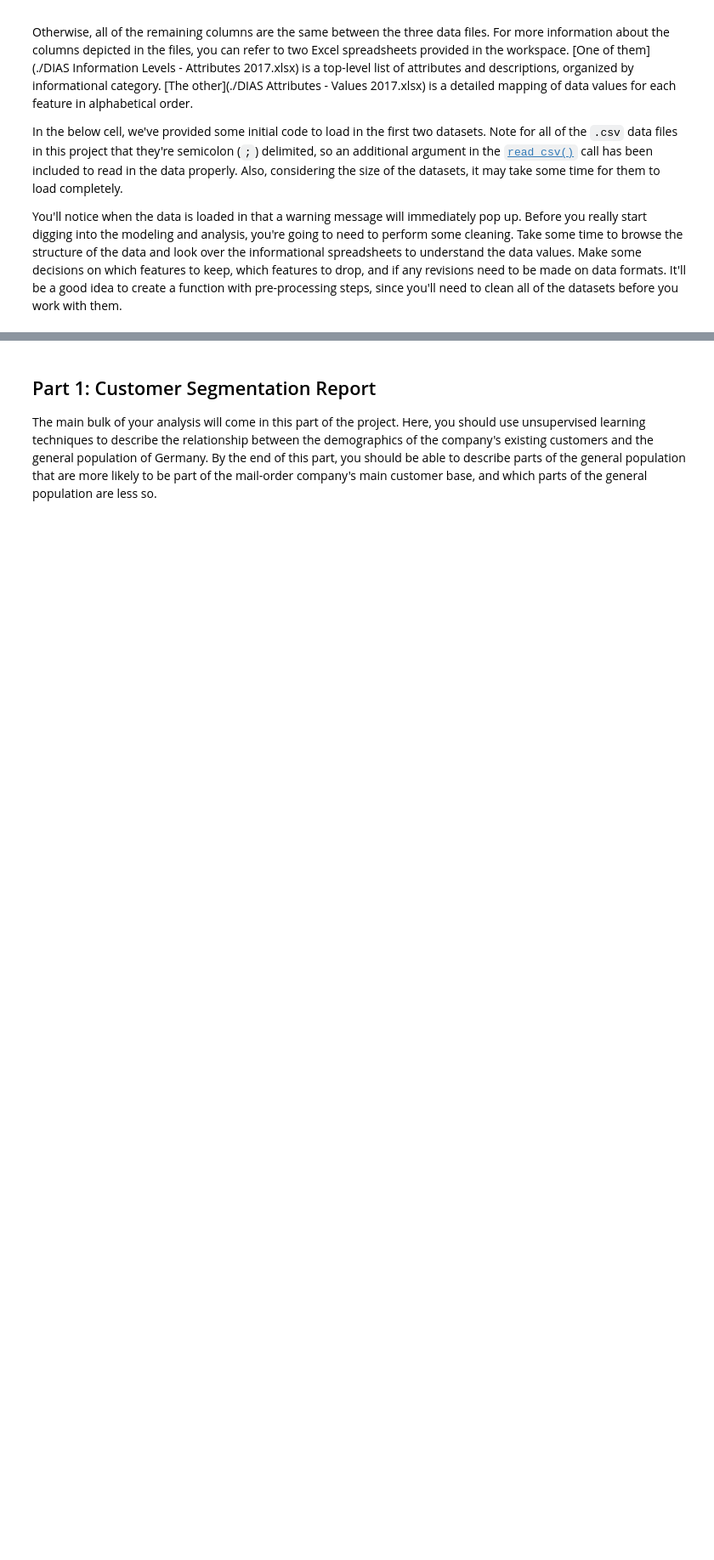
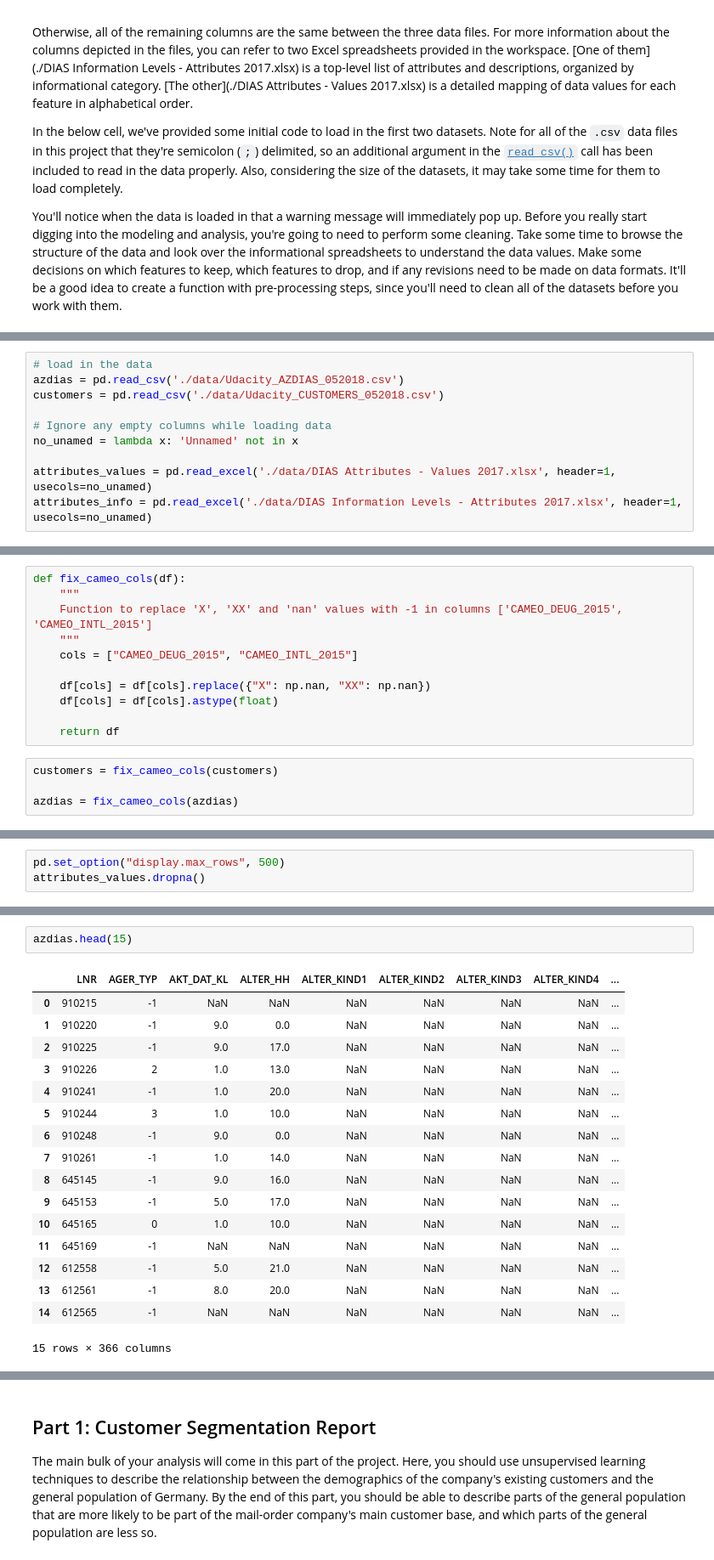
Before and after one commit to pranaymodukuru/Bertelsmann-Arvato-customer-segmentation, a Jupyter notebook: Arvato Project Workbook.ipynb, the cells around one changed output, grey strips where cells are left out. Shown: that part at 85% size. Drawn from its saved outputs; the diff is of its cells as text; blank space fills up the shorter version.

Commit message:
Data analysis commit 1

```diff
--- a/Arvato Project Workbook.ipynb
+++ b/Arvato Project Workbook.ipynb
@@ -41,0 +35,10 @@ customers = pd.read_csv('../../data/Term2/capstone/arvato_data/Udacity_CUSTOMERS
+# %%
+# load in the data
+azdias = pd.read_csv('./data/Udacity_AZDIAS_052018.csv')
+customers = pd.read_csv('./data/Udacity_CUSTOMERS_052018.csv')
+
+# Ignore any empty columns while loading data
+no_unamed = lambda x: 'Unnamed' not in x
+
+attributes_values = pd.read_excel('./data/DIAS Attributes - Values 2017.xlsx', header=1, usecols=no_unamed)
+attributes_info = pd.read_excel('./data/DIAS Information Levels - Attributes 2017.xlsx', header=1, usecols=no_unamed)
@@ -41,0 +261,15 @@ customers = pd.read_csv('../../data/Term2/capstone/arvato_data/Udacity_CUSTOMERS
+# %%
+def fix_cameo_cols(df):
+    """
+    Function to replace 'X', 'XX' and 'nan' values with -1 in columns ['CAMEO_DEUG_2015', 'CAMEO_INTL_2015']
+    """
+    cols = ["CAMEO_DEUG_2015", "CAMEO_INTL_2015"]
+
+    df[cols] = df[cols].replace({"X": np.nan, "XX": np.nan})
+    df[cols] = df[cols].astype(float)
+
+    return df
+# %%
+customers = fix_cameo_cols(customers)
+
+azdias = fix_cameo_cols(azdias)
@@ -41,0 +319,3 @@ customers = pd.read_csv('../../data/Term2/capstone/arvato_data/Udacity_CUSTOMERS
+# %%
+pd.set_option("display.max_rows", 500)
+attributes_values.dropna()
@@ -41,0 +431,20 @@ customers = pd.read_csv('../../data/Term2/capstone/arvato_data/Udacity_CUSTOMERS
+# %%
+azdias.head(15)
+# %% [output]
+|  | LNR | AGER_TYP | AKT_DAT_KL | ALTER_HH | ALTER_KIND1 | ALTER_KIND2 | ALTER_KIND3 | ALTER_KIND4 | ... |
+| 0 | 910215 | -1 | NaN | NaN | NaN | NaN | NaN | NaN | ... |
+| 1 | 910220 | -1 | 9.0 | 0.0 | NaN | NaN | NaN | NaN | ... |
+| 2 | 910225 | -1 | 9.0 | 17.0 | NaN | NaN | NaN | NaN | ... |
+| 3 | 910226 | 2 | 1.0 | 13.0 | NaN | NaN | NaN | NaN | ... |
+| 4 | 910241 | -1 | 1.0 | 20.0 | NaN | NaN | NaN | NaN | ... |
+| 5 | 910244 | 3 | 1.0 | 10.0 | NaN | NaN | NaN | NaN | ... |
+| 6 | 910248 | -1 | 9.0 | 0.0 | NaN | NaN | NaN | NaN | ... |
+| 7 | 910261 | -1 | 1.0 | 14.0 | NaN | NaN | NaN | NaN | ... |
+| 8 | 645145 | -1 | 9.0 | 16.0 | NaN | NaN | NaN | NaN | ... |
+| 9 | 645153 | -1 | 5.0 | 17.0 | NaN | NaN | NaN | NaN | ... |
+| 10 | 645165 | 0 | 1.0 | 10.0 | NaN | NaN | NaN | NaN | ... |
+| 11 | 645169 | -1 | NaN | NaN | NaN | NaN | NaN | NaN | ... |
+| 12 | 612558 | -1 | 5.0 | 21.0 | NaN | NaN | NaN | NaN | ... |
+| 13 | 612561 | -1 | 8.0 | 20.0 | NaN | NaN | NaN | NaN | ... |
+| 14 | 612565 | -1 | NaN | NaN | NaN | NaN | NaN | NaN | ... |
+15 rows × 366 columns
```
Also changed, not shown: parts of 56 cells of this notebook, 3 other files.
